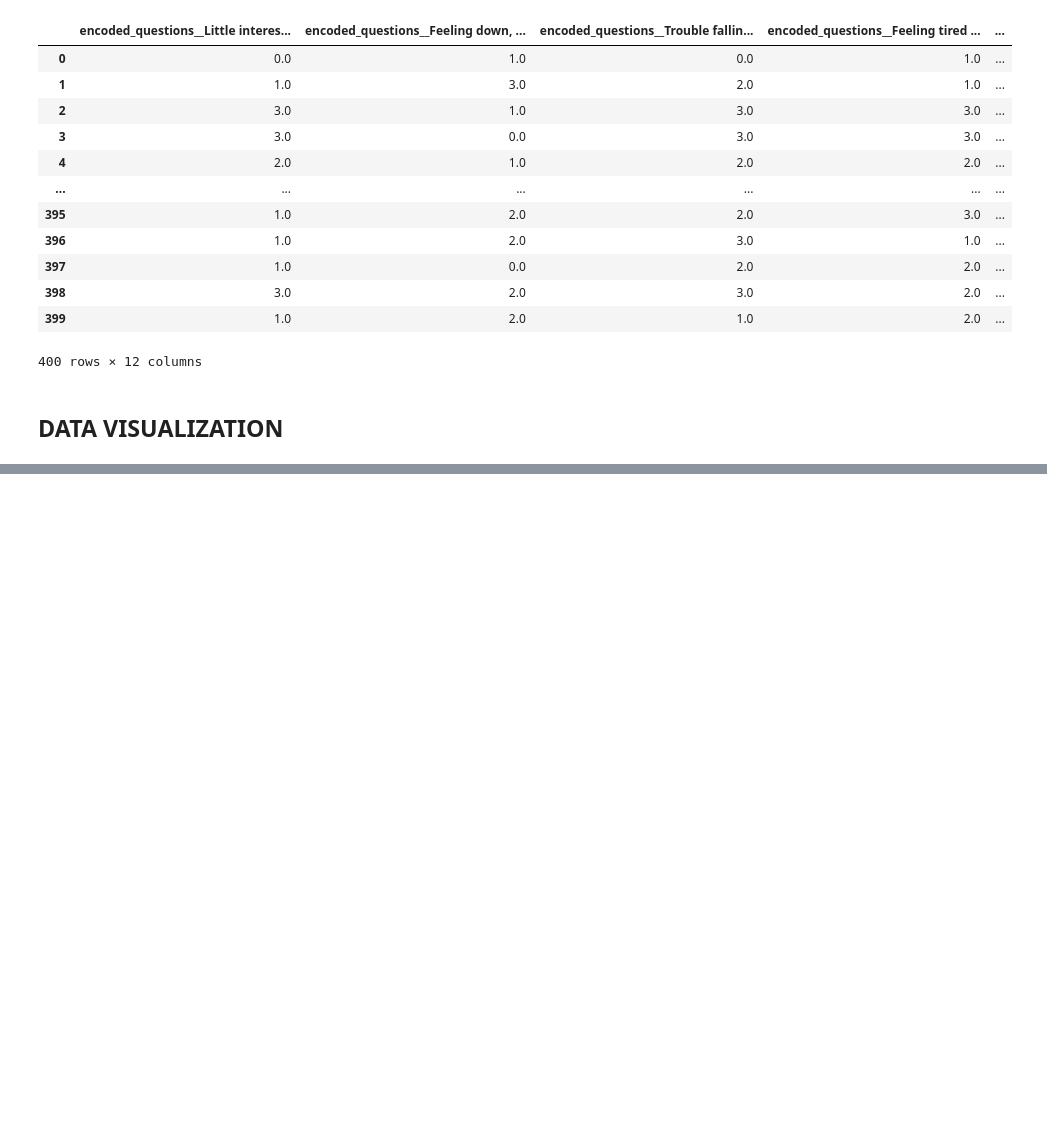
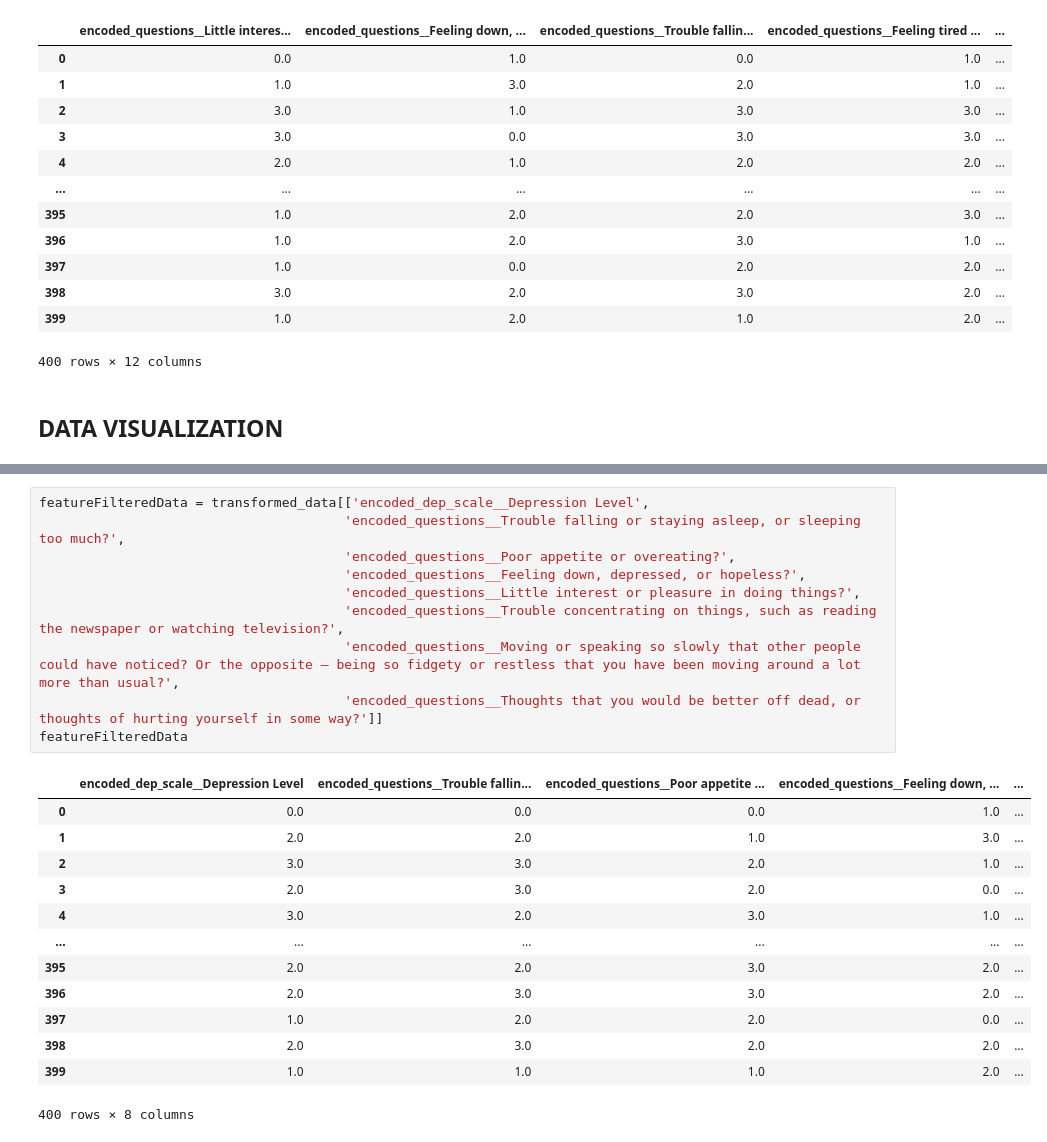
Before and after one commit to SLokesh1810/mental_health_detector, a Jupyter notebook: PHQ9_DepressionDetector.ipynb, the cells around one changed output, grey strips where cells are left out. Cells and saved outputs as stored; diff of their text form; blank space fills up the shorter version.

```diff
--- a/PHQ9_DepressionDetector.ipynb
+++ b/PHQ9_DepressionDetector.ipynb
@@ -177,0 +184,24 @@ dtype: float64
+# %%
+featureFilteredData = transformed_data[['encoded_dep_scale__Depression Level',
+                                       'encoded_questions__Trouble falling or staying asleep, or sleeping too much?',
+                                       'encoded_questions__Poor appetite or overeating?',
+                                       'encoded_questions__Feeling down, depressed, or hopeless?',
+                                       'encoded_questions__Little interest or pleasure in doing things?',
+                                       'encoded_questions__Trouble concentrating on things, such as reading the newspaper or watching television?',
+                                       'encoded_questions__Moving or speaking so slowly that other people could have noticed? Or the opposite — being so fidgety or restless that you have been moving around a lot more than usual?',
+                                       'encoded_questions__Thoughts that you would be better off dead, or thoughts of hurting yourself in some way?']]
+featureFilteredData
+# %% [output]
+|  | encoded_dep_scale__Depression Level | encoded_questions__Trouble fallin... | encoded_questions__Poor appetite ... | encoded_questions__Feeling down, ... | ... |
+| 0 | 0.0 | 0.0 | 0.0 | 1.0 | ... |
+| 1 | 2.0 | 2.0 | 1.0 | 3.0 | ... |
+| 2 | 3.0 | 3.0 | 2.0 | 1.0 | ... |
+| 3 | 2.0 | 3.0 | 2.0 | 0.0 | ... |
+| 4 | 3.0 | 2.0 | 3.0 | 1.0 | ... |
+| ... | ... | ... | ... | ... | ... |
+| 395 | 2.0 | 2.0 | 3.0 | 2.0 | ... |
+| 396 | 2.0 | 3.0 | 3.0 | 2.0 | ... |
+| 397 | 1.0 | 2.0 | 2.0 | 0.0 | ... |
+| 398 | 2.0 | 3.0 | 2.0 | 2.0 | ... |
+| 399 | 1.0 | 1.0 | 1.0 | 2.0 | ... |
+400 rows × 8 columns
```
Also changed, not shown: parts of 6 cells of this notebook.
